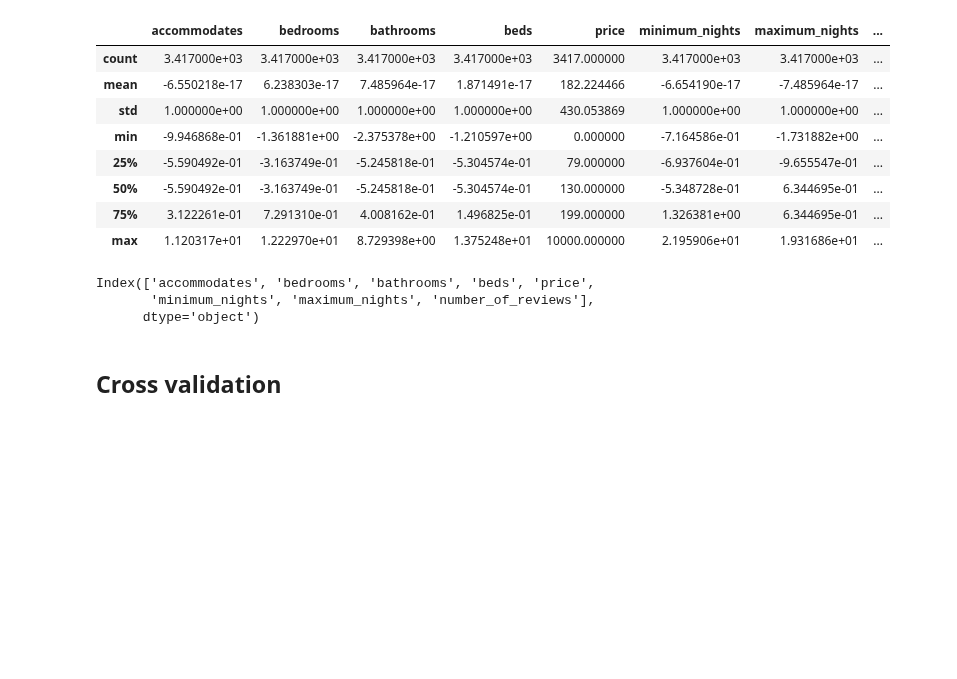
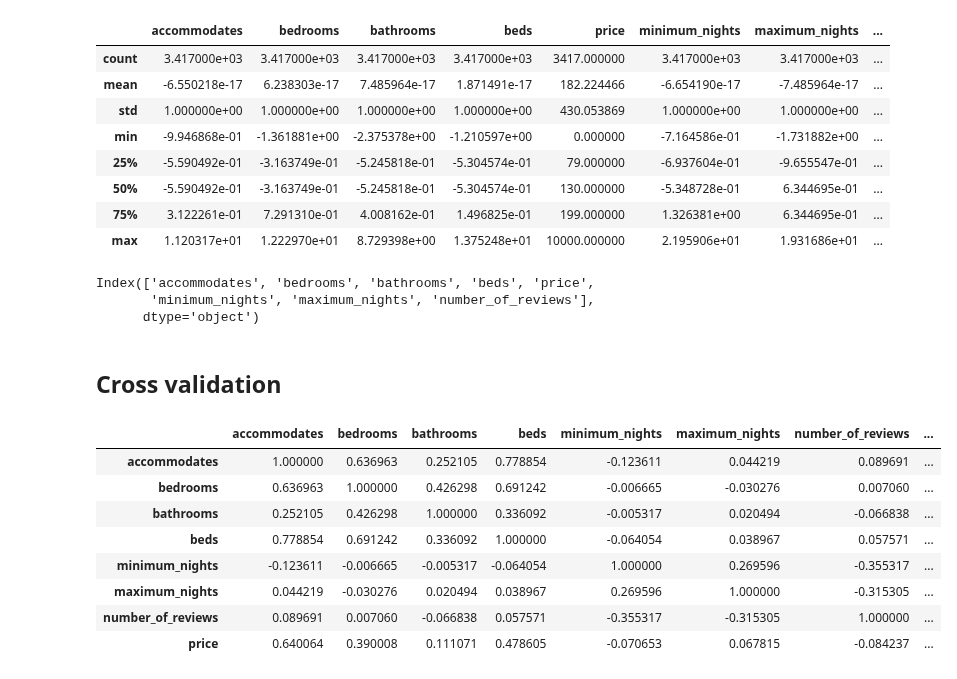
Before and after one commit to Jahnic/Data-Science, a Jupyter notebook: AirBnBClustering/k-means.ipynb, the cells around one changed output. Saved outputs shown, nothing was run; the diff lists cells and outputs as text; code cells hidden in the pictures; blank space fills up the shorter version.

```diff
--- a/AirBnBClustering/k-means.ipynb
+++ b/AirBnBClustering/k-means.ipynb
@@ -266,3 +266,16 @@ Index(['accommodates', 'bedrooms', 'bathrooms', 'beds', 'price',
 X = normalized_train[['accommodates', 'bedrooms', 'bathrooms', 'beds',\
        'minimum_nights', 'maximum_nights', 'number_of_reviews']]
 y = normalized_train[['price']]
+# %%
+normalized_train[['accommodates', 'bedrooms', 'bathrooms', 'beds',\
+       'minimum_nights', 'maximum_nights', 'number_of_reviews', 'price']].corr(method='spearman')
+# %% [output]
+|  | accommodates | bedrooms | bathrooms | beds | minimum_nights | maximum_nights | number_of_reviews | ... |
+| accommodates | 1.000000 | 0.636963 | 0.252105 | 0.778854 | -0.123611 | 0.044219 | 0.089691 | ... |
+| bedrooms | 0.636963 | 1.000000 | 0.426298 | 0.691242 | -0.006665 | -0.030276 | 0.007060 | ... |
+| bathrooms | 0.252105 | 0.426298 | 1.000000 | 0.336092 | -0.005317 | 0.020494 | -0.066838 | ... |
+| beds | 0.778854 | 0.691242 | 0.336092 | 1.000000 | -0.064054 | 0.038967 | 0.057571 | ... |
+| minimum_nights | -0.123611 | -0.006665 | -0.005317 | -0.064054 | 1.000000 | 0.269596 | -0.355317 | ... |
+| maximum_nights | 0.044219 | -0.030276 | 0.020494 | 0.038967 | 0.269596 | 1.000000 | -0.315305 | ... |
+| number_of_reviews | 0.089691 | 0.007060 | -0.066838 | 0.057571 | -0.355317 | -0.315305 | 1.000000 | ... |
+| price | 0.640064 | 0.390008 | 0.111071 | 0.478605 | -0.070653 | 0.067815 | -0.084237 | ... |
```
Also changed, not shown: parts of 14 cells of this notebook.
